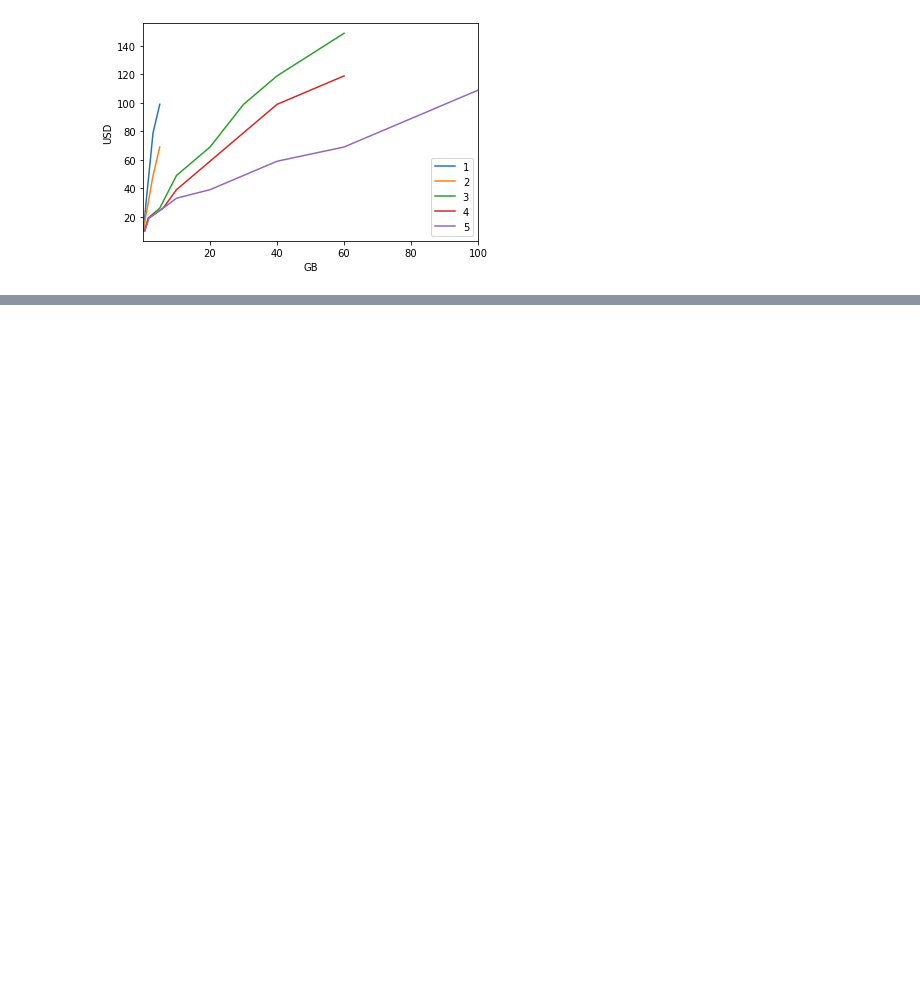
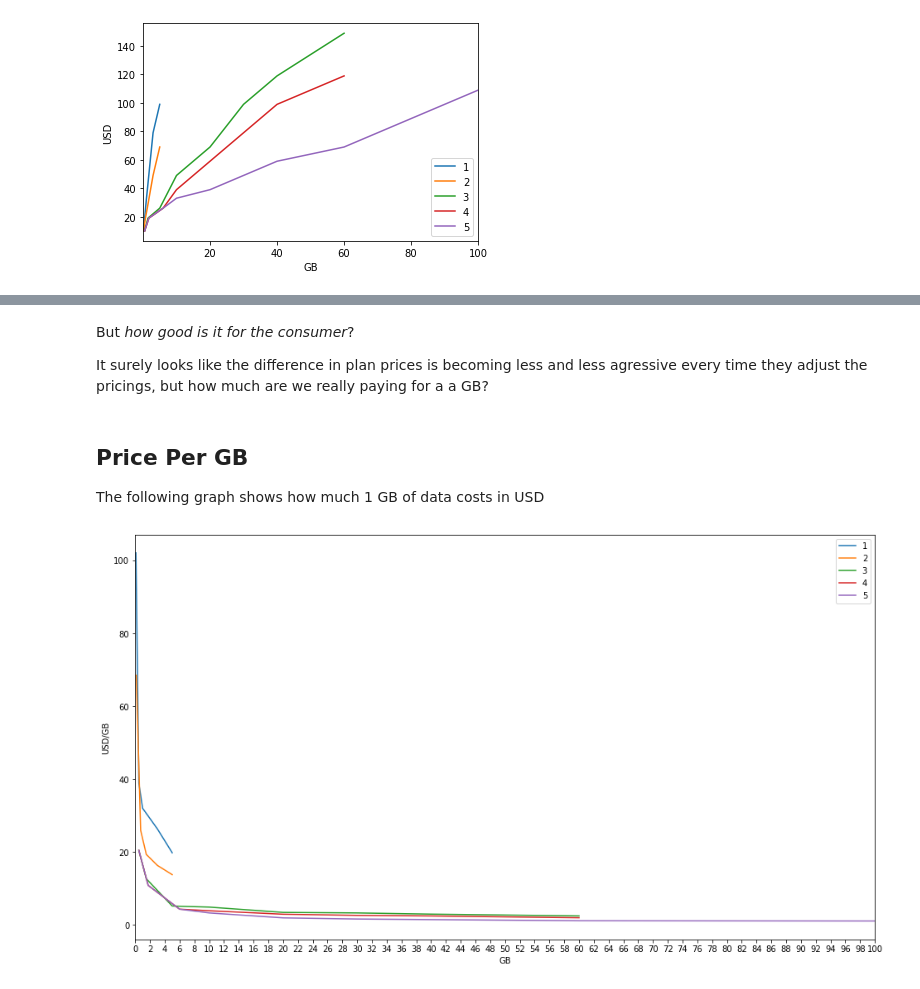
Before and after one commit to 0xfiras/3g-data-plans-pricing, a Jupyter notebook: plot.ipynb, the cells around one changed output, grey strips where cells are left out. Cells and saved outputs as stored; diff of their text form; code cells hidden in the pictures; blank space fills up the shorter version.

```diff
--- a/plot.ipynb
+++ b/plot.ipynb
@@ -83,0 +108,25 @@ fig.show()
+# %% [markdown]
+But *how good is it for the consumer*?
+
+It surely looks like the difference in plan prices is becoming less and less agressive every time they adjust the pricings, but how much are we really paying for a a GB?
+# %% [markdown]
+## Price Per GB
+
+The following graph shows how much 1 GB of data costs in USD
+# %%
+fig, ax = plt.subplots(figsize=(16,9))
+
+for idx, f in enumerate(touch_files):
+    df = pd.read_csv(f)
+    df["per_dollar"] = df["price"] / df["quota"]
+    df.plot(ax=ax, loglog=False, kind="line", x="quota", y="per_dollar", label=str(idx + 1))
+
+ax.set_xlabel("GB")
+ax.set_ylabel("USD/GB")
+xint = range(0, 101,2)
+plt.xticks(xint)
+# .locator_params(axis='x', nbins=10)
+
+fig.show()
+# %% [output]
+[figure, added]
```
Also changed, not shown: parts of 20 cells of this notebook.
